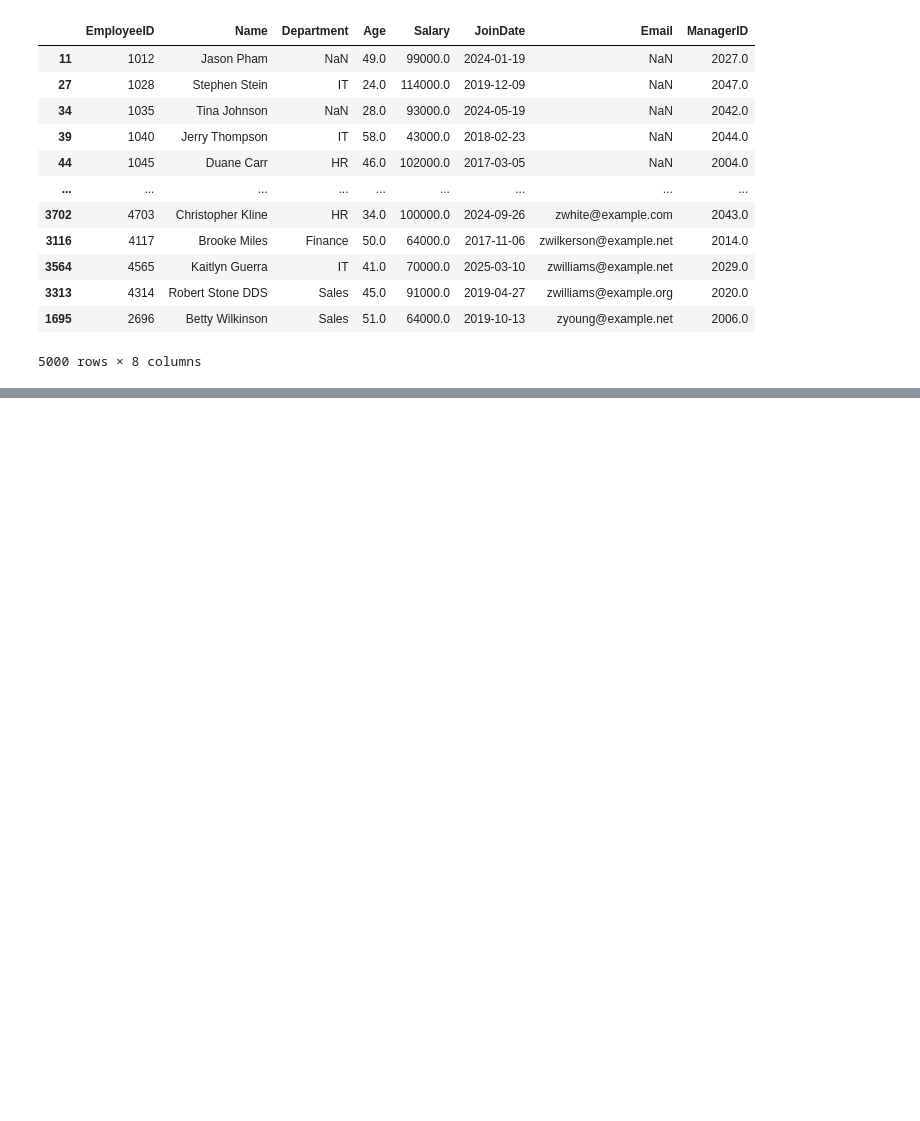
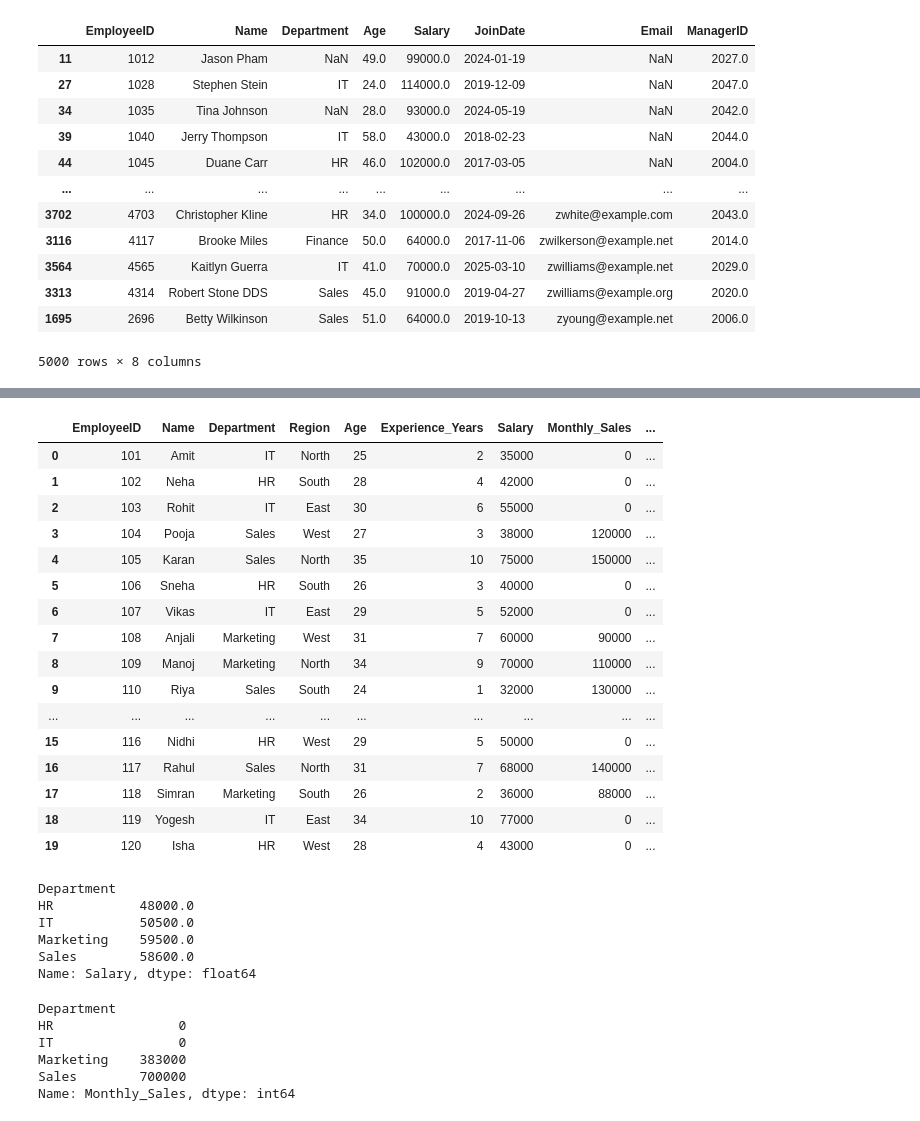
Before and after one commit to jxsrma/NSTI-Indore-25-26, a Jupyter notebook: Data Science/Pandas.ipynb, the cells around one changed output, grey strips where cells are left out. Drawn from its saved outputs; the diff is of its cells as text; code cells hidden in the pictures; blank space fills up the shorter version.

Commit message:
Data Science

```diff
--- a/Data Science/Pandas.ipynb
+++ b/Data Science/Pandas.ipynb
@@ -344,0 +483,75 @@ employee.sort_values('Email',na_position='first')
+# %%
+data = {
+    "EmployeeID": [101, 102, 103, 104, 105, 106, 107, 108, 109, 110,
+                   111, 112, 113, 114, 115, 116, 117, 118, 119, 120],
+
+    "Name": ["Amit", "Neha", "Rohit", "Pooja", "Karan", "Sneha", "Vikas", "Anjali", "Manoj", "Riya",
+             "Deepak", "Kavita", "Suresh", "Meena", "Arjun", "Nidhi", "Rahul", "Simran", "Yogesh", "Isha"],
+
+    "Department": ["IT", "HR", "IT", "Sales", "Sales", "HR", "IT", "Marketing", "Marketing", "Sales",
+                   "HR", "IT", "Sales", "Marketing", "IT", "HR", "Sales", "Marketing", "IT", "HR"],
+
+    "Region": ["North", "South", "East", "West", "North", "South", "East", "West", "North", "South",
+               "East", "West", "North", "South", "East", "West", "North", "South", "East", "West"],
+
+    "Age": [25, 28, 30, 27, 35, 26, 29, 31, 34, 24,
+            32, 28, 36, 33, 27, 29, 31, 26, 34, 28],
+
+    "Experience_Years": [2, 4, 6, 3, 10, 3, 5, 7, 9, 1,
+                         8, 4, 11, 9, 3, 5, 7, 2, 10, 4],
+
+    "Salary": [35000, 42000, 55000, 38000, 75000, 40000, 52000, 60000, 70000, 32000,
+               65000, 45000, 80000, 72000, 39000, 50000, 68000, 36000, 77000, 43000],
+
+    "Monthly_Sales": [0, 0, 0, 120000, 150000, 0, 0, 90000, 110000, 130000,
+                      0, 0, 160000, 95000, 0, 0, 140000, 88000, 0, 0],
+
+    "Target_Achieved_Percent": [0, 0, 0, 85, 90, 0, 0, 78, 88, 92,
+                                0, 0, 95, 80, 0, 0, 89, 75, 0, 0],
+
+    "Working_Hours_Per_Week": [40, 38, 42, 45, 48, 37, 41, 44, 46, 39,
+                               43, 40, 49, 47, 38, 41, 45, 36, 48, 39],
+
+    "Leaves_Taken": [2, 1, 3, 0, 1, 2, 1, 0, 2, 1,
+                     3, 2, 0, 1, 2, 1, 0, 3, 1, 2]
+}
+
+employee = pd.DataFrame(data)
+employee
+# %% [output]
+|  | EmployeeID | Name | Department | Region | Age | Experience_Years | Salary | Monthly_Sales | ... |
+| 0 | 101 | Amit | IT | North | 25 | 2 | 35000 | 0 | ... |
+| 1 | 102 | Neha | HR | South | 28 | 4 | 42000 | 0 | ... |
+| 2 | 103 | Rohit | IT | East | 30 | 6 | 55000 | 0 | ... |
+| 3 | 104 | Pooja | Sales | West | 27 | 3 | 38000 | 120000 | ... |
+| 4 | 105 | Karan | Sales | North | 35 | 10 | 75000 | 150000 | ... |
+| 5 | 106 | Sneha | HR | South | 26 | 3 | 40000 | 0 | ... |
+| 6 | 107 | Vikas | IT | East | 29 | 5 | 52000 | 0 | ... |
+| 7 | 108 | Anjali | Marketing | West | 31 | 7 | 60000 | 90000 | ... |
+| 8 | 109 | Manoj | Marketing | North | 34 | 9 | 70000 | 110000 | ... |
+| 9 | 110 | Riya | Sales | South | 24 | 1 | 32000 | 130000 | ... |
+| ... | ... | ... | ... | ... | ... | ... | ... | ... | ... |
+| 15 | 116 | Nidhi | HR | West | 29 | 5 | 50000 | 0 | ... |
+| 16 | 117 | Rahul | Sales | North | 31 | 7 | 68000 | 140000 | ... |
+| 17 | 118 | Simran | Marketing | South | 26 | 2 | 36000 | 88000 | ... |
+| 18 | 119 | Yogesh | IT | East | 34 | 10 | 77000 | 0 | ... |
+| 19 | 120 | Isha | HR | West | 28 | 4 | 43000 | 0 | ... |
+# %%
+# Q1. Department-wise Average Salary
+employee.groupby(['Department'])['Salary'].mean()
+# %% [output]
+Department
+HR           48000.0
+IT           50500.0
+Marketing    59500.0
+Sales        58600.0
+Name: Salary, dtype: float64
+# %%
+employee.groupby('Department')['Monthly_Sales'].sum()
+# %% [output]
+Department
+HR                0
+IT                0
+Marketing    383000
+Sales        700000
+Name: Monthly_Sales, dtype: int64
```
Also changed, not shown: parts of 19 cells of this notebook, 3 other files.
